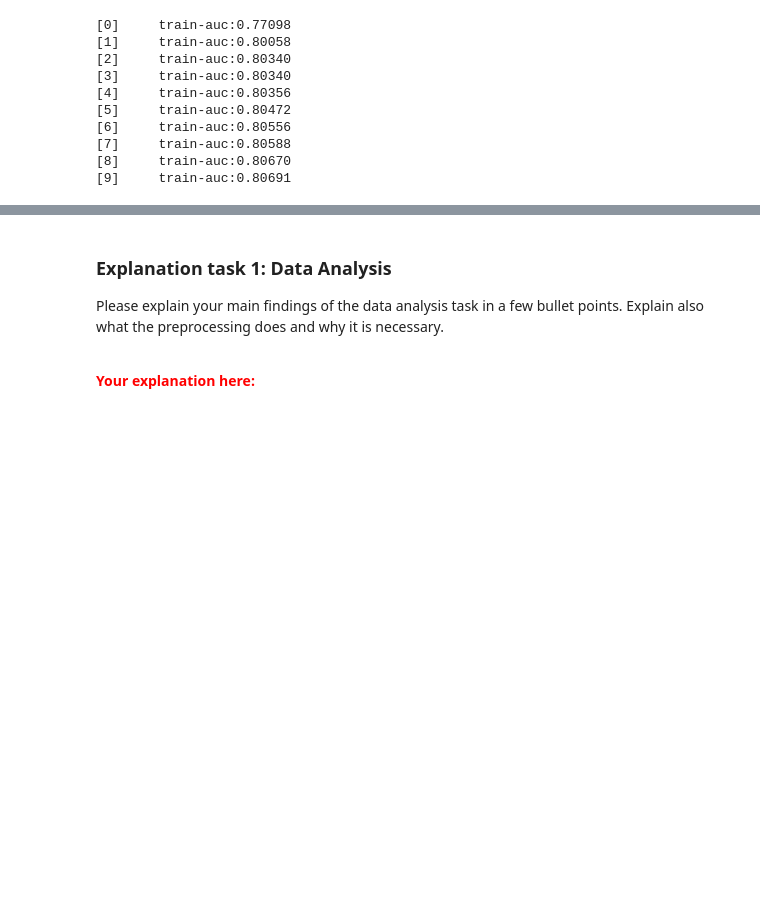
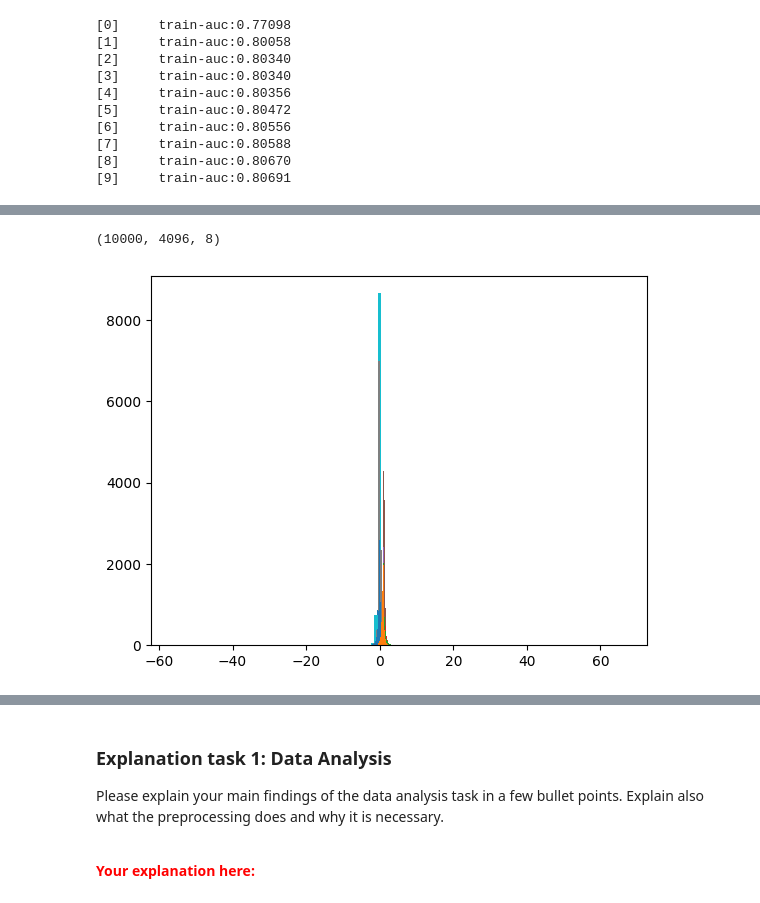
Before and after one commit to molen89/wasp-assignmen-af-classification, a Jupyter notebook: assignment_ecg_classification.ipynb, the cells around one changed output, grey strips where cells are left out. Drawn from its saved outputs; the diff is of its cells as text; code cells hidden in the pictures; blank space fills up the shorter version.

```diff
--- a/assignment_ecg_classification.ipynb
+++ b/assignment_ecg_classification.ipynb
@@ -253,0 +332,4 @@ bst = xgb.train(param, dtrain, num_round, evallist)
+# %%
+data.shape
+# %% [output]
+(10000, 4096, 8)
@@ -253,0 +346,5 @@ bst = xgb.train(param, dtrain, num_round, evallist)
+# %%
+for i in range(num_params):
+    plt.hist(param_data[:, i], bins=100)
+# %% [output]
+[figure, added]
```
Also changed, not shown: parts of 22 cells of this notebook.
